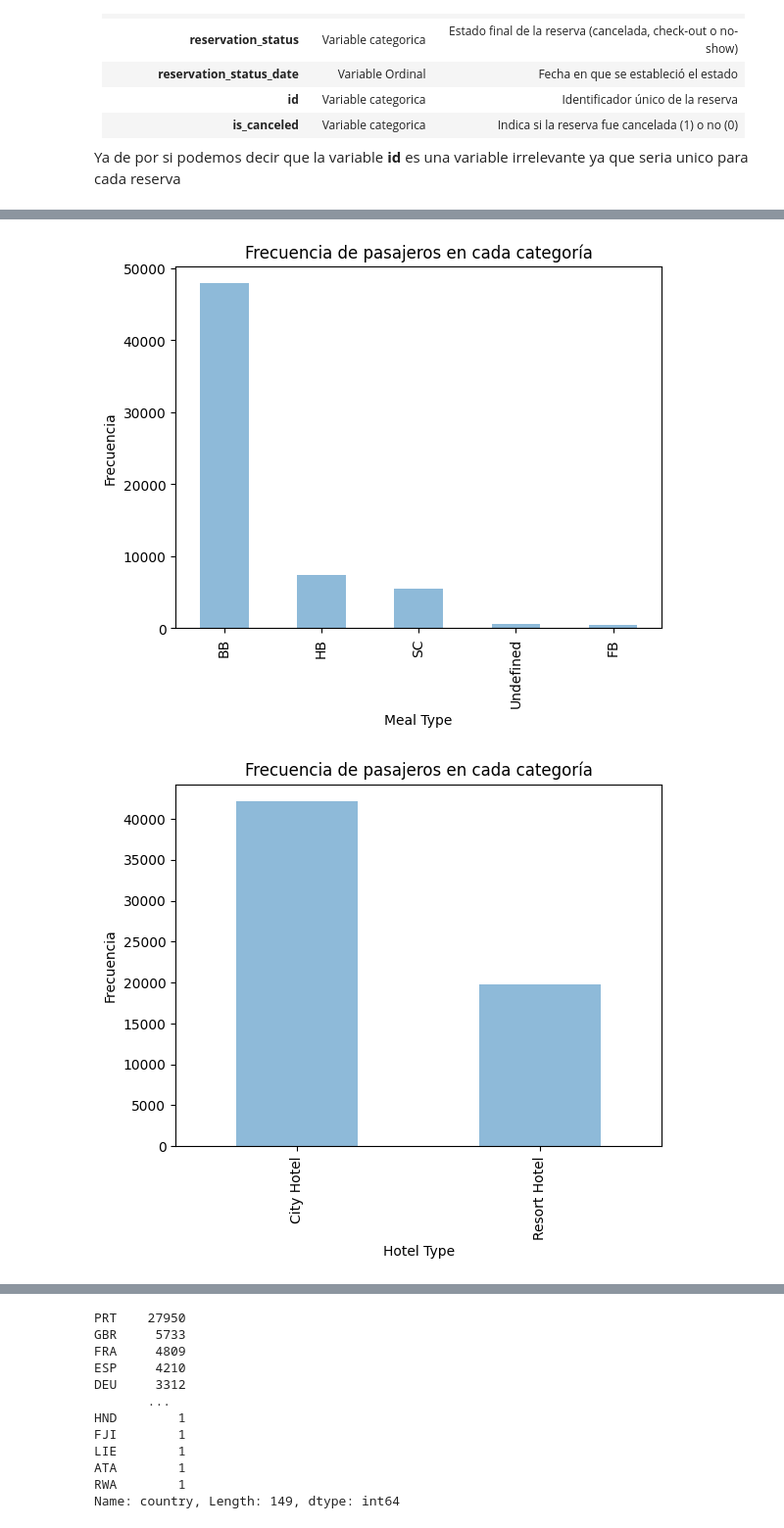
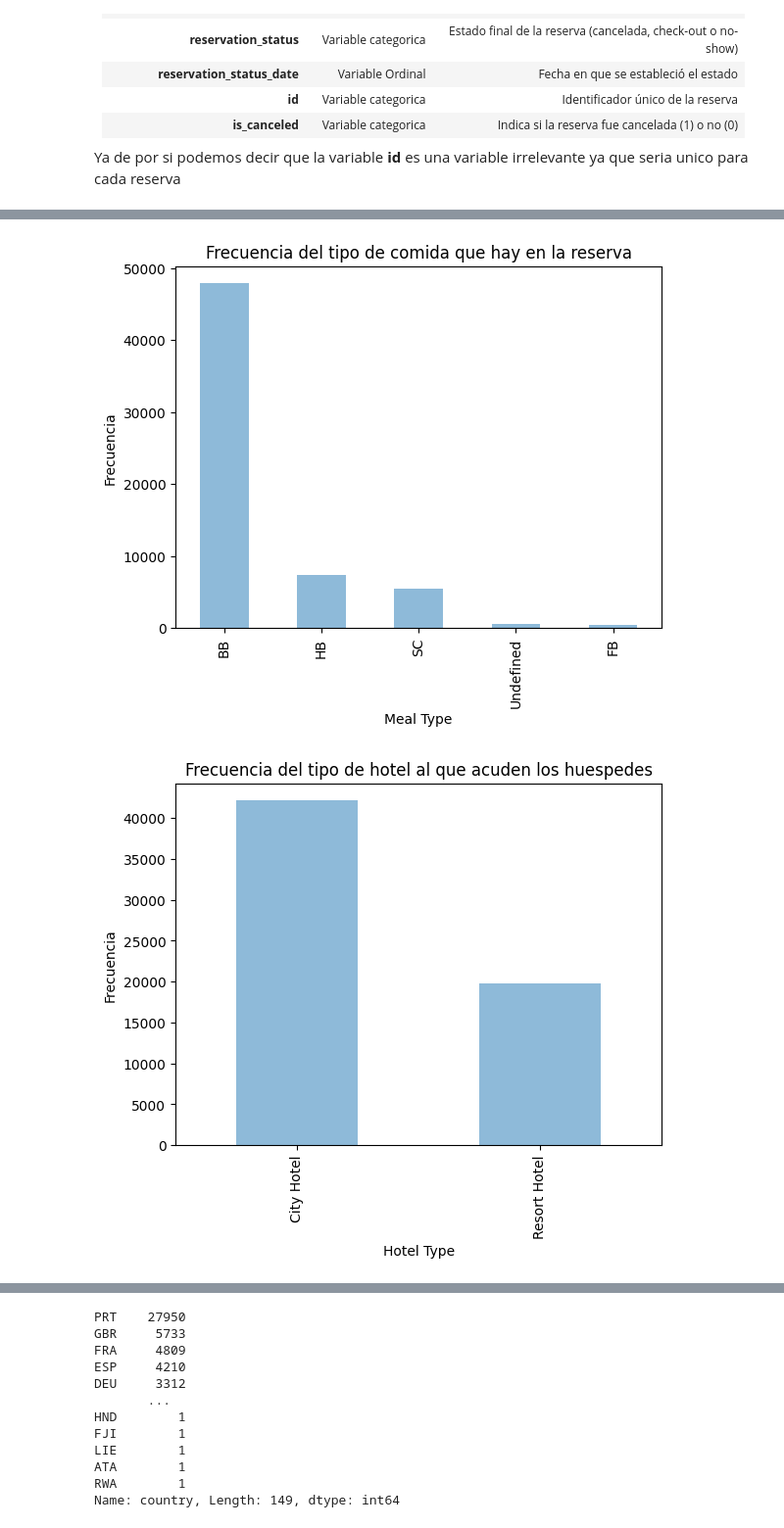
Before and after one commit to Saibot19/7506R-1C2023-GRUPO21, a Jupyter notebook: 7506R_TP1_GRUPO21_CHP1_ENTREGA.ipynb, the cells around one changed output, grey strips where cells are left out. Shown at 98% size. Cells and saved outputs as stored; diff of their text form; code cells hidden in the pictures.

```diff
--- a/7506R_TP1_GRUPO21_CHP1_ENTREGA.ipynb
+++ b/7506R_TP1_GRUPO21_CHP1_ENTREGA.ipynb
@@ -25,7 +26,6 @@ drive.mount('/content/drive')
 Drive already mounted at /content/drive; to attempt to forcibly remount, call drive.mount("/content/drive", force_remount=True).
 # %%
 df = pd.read_csv("/content/drive/My Drive/OrgaDeDatosRodriguez/TP_1/Datasets/hotels_train.csv")
-df.drop("reservation_status", axis="columns", inplace=True)
 # %%
 df_trabajo = df.copy()
 df_trabajo
@@ -139,8 +139,8 @@ grf=df_trabajo['deposit_type'].value_counts().plot.bar(alpha=0.5, title="Frecuen
 # %%
-grf=df_trabajo['meal'].value_counts().plot.bar(alpha=0.5, title="Frecuencia de pasajeros en cada categoría",ylabel='Frecuencia',xlabel='Meal Type')
+grf=df_trabajo['meal'].value_counts().plot.bar(alpha=0.5, title="Frecuencia del tipo de comida que hay en la reserva",ylabel='Frecuencia',xlabel='Meal Type')
 # %% [output]
-[figure, old version]
+[figure, new version]
 # %%
-grf=df_trabajo['hotel'].value_counts().plot.bar(alpha=0.5, title="Frecuencia de pasajeros en cada categoría",ylabel='Frecuencia',xlabel='Hotel Type')
+grf=df_trabajo['hotel'].value_counts().plot.bar(alpha=0.5, title="Frecuencia del tipo de hotel al que acuden los huespedes",ylabel='Frecuencia',xlabel='Hotel Type')
 # %% [output]
-[figure, old version]
+[figure, new version]
```
Also changed, not shown: parts of 20 cells of this notebook.
